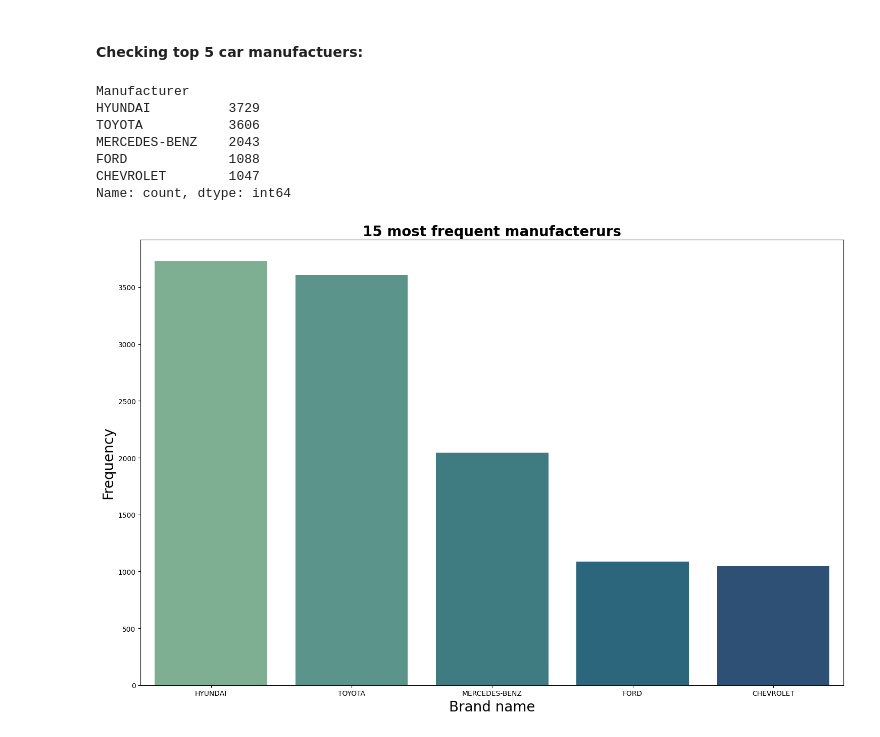
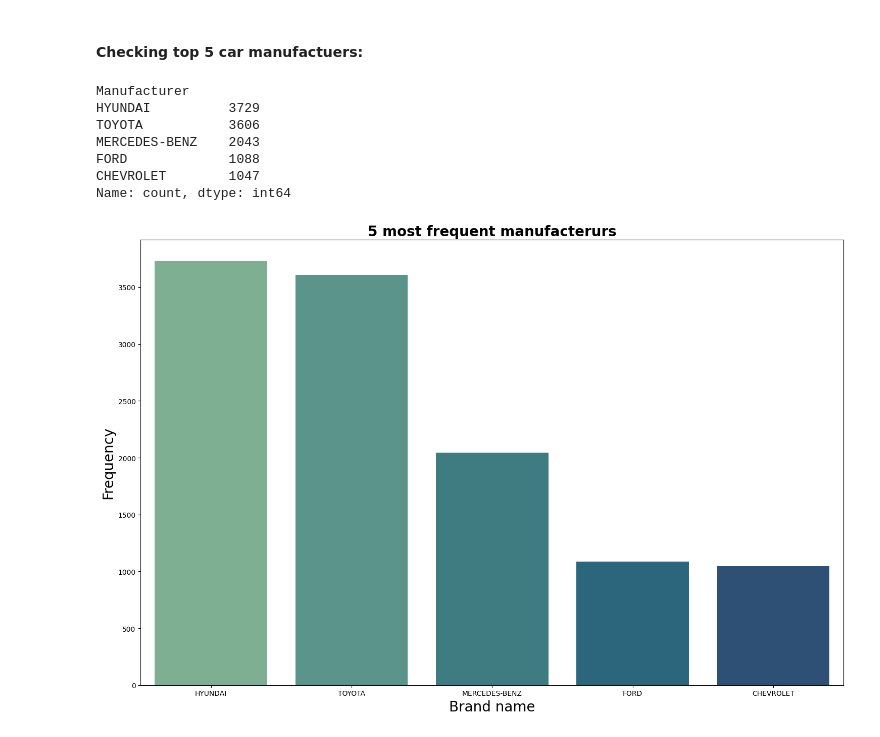
Before and after one commit to saif-gitreps/Car-price-prediction-model, a Jupyter notebook: main.ipynb, the cells around one changed output. Cells and saved outputs as stored; diff of their text form; code cells hidden in the pictures.

```diff
--- a/main.ipynb
+++ b/main.ipynb
@@ -282,21 +282,21 @@ plt.show()
 # %%
 manufacterers = data.Manufacturer.value_counts().sort_values(ascending=False)[:5]
 
 print(manufacterers)
 
 plt.figure(figsize=(15, 10))
 sns.barplot(x=manufacterers.index, y=manufacterers,palette='crest',linewidth = 4)
-plt.title('15 most frequent manufacterurs',loc='center',fontweight='bold',fontsize=20)
+plt.title('5 most frequent manufacterurs',loc='center',fontweight='bold',fontsize=20)
 plt.xlabel('Brand name',fontsize=20)
 plt.ylabel('Frequency',fontsize=20)
 plt.tight_layout()
 plt.show()
 # %% [output]
 Manufacturer
 HYUNDAI          3729
 TOYOTA           3606
 MERCEDES-BENZ    2043
 FORD             1088
 CHEVROLET        1047
 Name: count, dtype: int64
-[figure, old version]
+[figure, new version]
```
Also changed, not shown: parts of 13 cells of this notebook.
